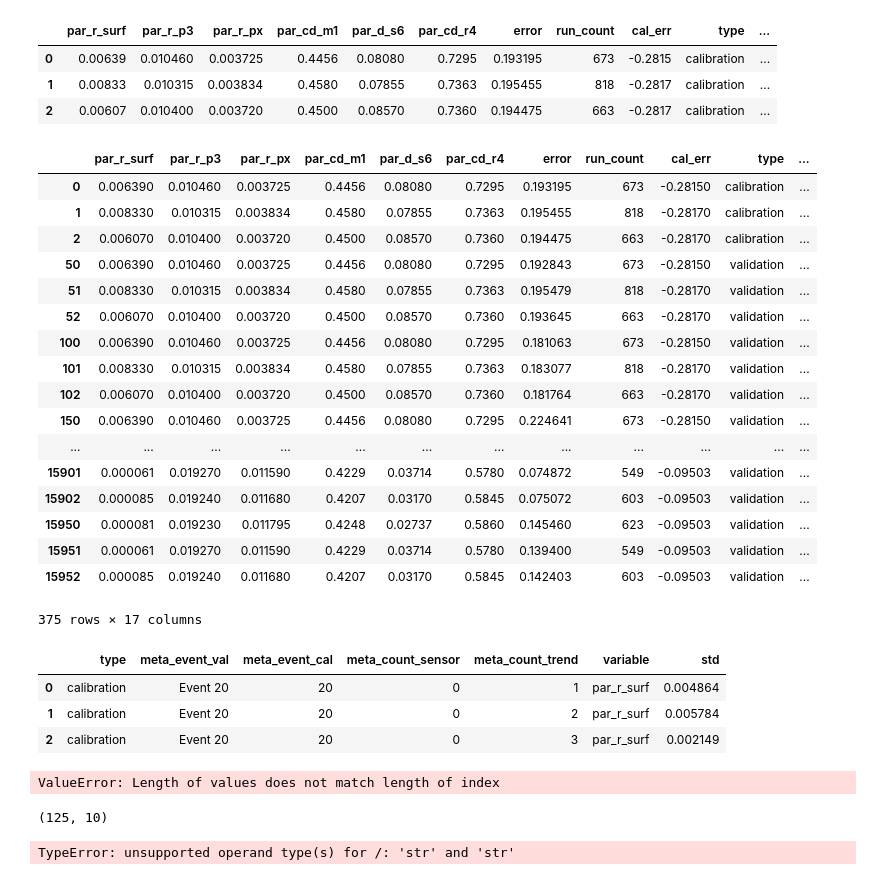
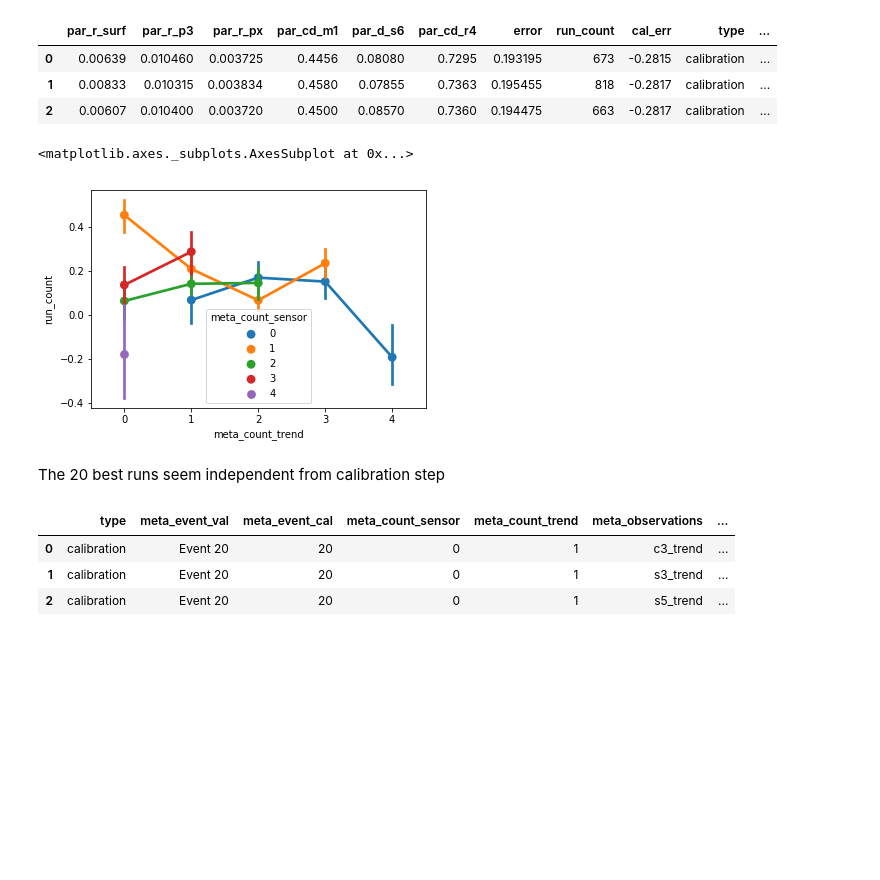
Before and after one commit to mmmatthew/cq-analysis, a Jupyter notebook: result analysis.ipynb, the cells around one changed output. Drawn from its saved outputs; the diff is of its cells as text; code cells hidden in the pictures; blank space fills up the shorter version.

```diff
--- a/result analysis.ipynb
+++ b/result analysis.ipynb
@@ -23,22 +33,14 @@ id_cols = ['type', 'meta_event_val', 'meta_event_cal', 'meta_count_sensor', 'met
+# %%
+# check that calibration is complete (does calibration error correlate with run count)
+# first select n last runs
+g1 = data.sort_values('cal_err',ascending = True).groupby(id_cols).head(10).groupby(id_cols)
+corr = g1.corr(method='spearman').reset_index(level=7)
+corr = corr[corr.level_7 == 'cal_err'].reset_index()
+sns.pointplot(x='meta_count_trend', y='run_count', hue='meta_count_sensor', data=corr)
+# %% [output]
+<matplotlib.axes._subplots.AxesSubplot at 0x...>
+[figure, added]
+# %% [markdown]
+The 20 best runs seem independent from calibration step
 # %%
-grouped = data.groupby(id_cols)
-grouped.head(3)
+d20 = data.sort_values('cal_err',ascending = True).groupby(id_cols).head(20)
-# %% [output]
-|  | par_r_surf | par_r_p3 | par_r_px | par_cd_m1 | par_d_s6 | par_cd_r4 | error | run_count | cal_err | type | ... |
-| 0 | 0.006390 | 0.010460 | 0.003725 | 0.4456 | 0.08080 | 0.7295 | 0.193195 | 673 | -0.28150 | calibration | ... |
-| 1 | 0.008330 | 0.010315 | 0.003834 | 0.4580 | 0.07855 | 0.7363 | 0.195455 | 818 | -0.28170 | calibration | ... |
-| 2 | 0.006070 | 0.010400 | 0.003720 | 0.4500 | 0.08570 | 0.7360 | 0.194475 | 663 | -0.28170 | calibration | ... |
-| 50 | 0.006390 | 0.010460 | 0.003725 | 0.4456 | 0.08080 | 0.7295 | 0.192843 | 673 | -0.28150 | validation | ... |
-| 51 | 0.008330 | 0.010315 | 0.003834 | 0.4580 | 0.07855 | 0.7363 | 0.195479 | 818 | -0.28170 | validation | ... |
-| 52 | 0.006070 | 0.010400 | 0.003720 | 0.4500 | 0.08570 | 0.7360 | 0.193645 | 663 | -0.28170 | validation | ... |
-| 100 | 0.006390 | 0.010460 | 0.003725 | 0.4456 | 0.08080 | 0.7295 | 0.181063 | 673 | -0.28150 | validation | ... |
-| 101 | 0.008330 | 0.010315 | 0.003834 | 0.4580 | 0.07855 | 0.7363 | 0.183077 | 818 | -0.28170 | validation | ... |
-| 102 | 0.006070 | 0.010400 | 0.003720 | 0.4500 | 0.08570 | 0.7360 | 0.181764 | 663 | -0.28170 | validation | ... |
-| 150 | 0.006390 | 0.010460 | 0.003725 | 0.4456 | 0.08080 | 0.7295 | 0.224641 | 673 | -0.28150 | validation | ... |
-| ... | ... | ... | ... | ... | ... | ... | ... | ... | ... | ... | ... |
-| 15901 | 0.000061 | 0.019270 | 0.011590 | 0.4229 | 0.03714 | 0.5780 | 0.074872 | 549 | -0.09503 | validation | ... |
-| 15902 | 0.000085 | 0.019240 | 0.011680 | 0.4207 | 0.03170 | 0.5845 | 0.075072 | 603 | -0.09503 | validation | ... |
-| 15950 | 0.000081 | 0.019230 | 0.011795 | 0.4248 | 0.02737 | 0.5860 | 0.145460 | 623 | -0.09503 | validation | ... |
-| 15951 | 0.000061 | 0.019270 | 0.011590 | 0.4229 | 0.03714 | 0.5780 | 0.139400 | 549 | -0.09503 | validation | ... |
-| 15952 | 0.000085 | 0.019240 | 0.011680 | 0.4207 | 0.03170 | 0.5845 | 0.142403 | 603 | -0.09503 | validation | ... |
-375 rows × 17 columns
@@ -47,19 +46,0 @@ grouped_stats = pd.melt(grouped.std().reset_index(), id_vars=id_cols, value_name
-# %%
-grouped_stats.head(3)
-# %% [output]
-|  | type | meta_event_val | meta_event_cal | meta_count_sensor | meta_count_trend | variable | std |
-| 0 | calibration | Event 20 | 20 | 0 | 1 | par_r_surf | 0.004864 |
-| 1 | calibration | Event 20 | 20 | 0 | 2 | par_r_surf | 0.005784 |
-| 2 | calibration | Event 20 | 20 | 0 | 3 | par_r_surf | 0.002149 |
-# %%
-grouped_stats['mean'] = list(grouped.mean())
-# %% [output]
-ValueError: Length of values does not match length of index
-# %%
-grouped.mean().shape
-# %% [output]
-(125, 10)
-# %%
-grouped_varcoeff = pd.melt(grouped_std.divide(grouped_mean, fill_value=0).reset_index(), id_vars=id_cols)
-# %% [output]
-TypeError: unsupported operand type(s) for /: 'str' and 'str'
@@ -65,0 +50,11 @@ TypeError: unsupported operand type(s) for /: 'str' and 'str'
+# %%
+# Compute stats
+grouped_stats = pd.melt(g20.std().reset_index(), id_vars=id_cols, value_name='std')
+grouped_stats['mean'] = pd.melt(g20.mean().reset_index(), id_vars=id_cols, value_name='mean')['mean']
+grouped_stats['varcoeff'] = grouped_stats['std']/grouped_stats['mean']
+grouped_stats.head(3)
+# %% [output]
+|  | type | meta_event_val | meta_event_cal | meta_count_sensor | meta_count_trend | meta_observations | ... |
+| 0 | calibration | Event 20 | 20 | 0 | 1 | c3_trend | ... |
+| 1 | calibration | Event 20 | 20 | 0 | 1 | s3_trend | ... |
+| 2 | calibration | Event 20 | 20 | 0 | 1 | s5_trend | ... |
```
Also changed, not shown: parts of 23 cells of this notebook, 1 other file.
